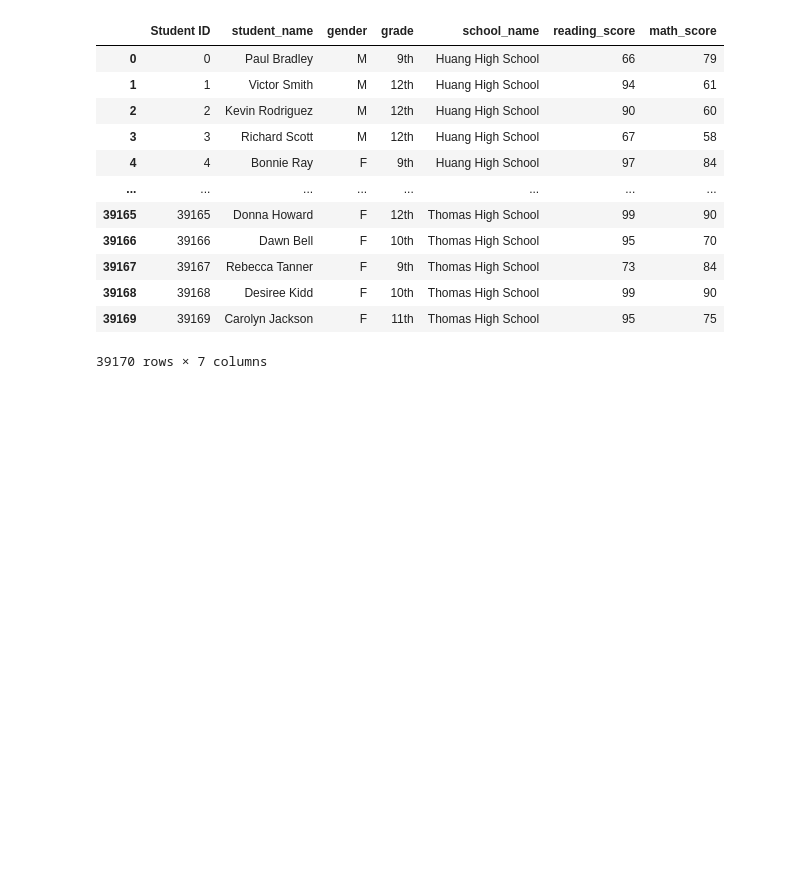
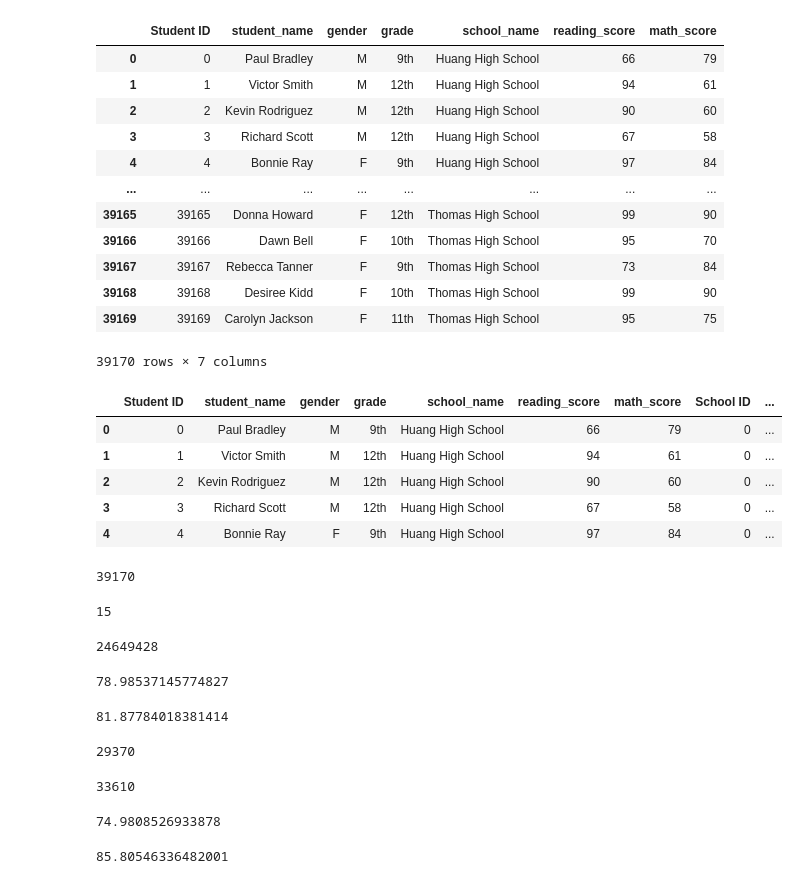
Before and after one commit to Azaima-Asghar/School-District-Analysis, a Jupyter notebook: PyCitySchools.ipynb, the cells around one changed output. Cells and saved outputs as stored; diff of their text form; code cells hidden in the pictures; blank space fills up the shorter version.

Commit message:
Adding code to PyCitySchools to generate the school district summary

```diff
--- a/PyCitySchools.ipynb
+++ b/PyCitySchools.ipynb
@@ -141,3 +141,72 @@ student_complete_data_df
 | 39168 | 39168 | Desiree Kidd | F | 10th | Thomas High School | 99 | 90 |
 | 39169 | 39169 | Carolyn Jackson | F | 11th | Thomas High School | 95 | 75 |
 39170 rows × 7 columns
+# %%
+# Combine the Student and school DataFrames based on the shared column in both DataFrames which is school_name.
+school_student_data_complete_df = pd.merge(student_complete_data_df,school_complete_data_df,
+                                           on = ['school_name', 'school_name'])
+# print the header of the new DataFrame.
+school_student_data_complete_df.head()
+# %% [output]
+|  | Student ID | student_name | gender | grade | school_name | reading_score | math_score | School ID | ... |
+| 0 | 0 | Paul Bradley | M | 9th | Huang High School | 66 | 79 | 0 | ... |
+| 1 | 1 | Victor Smith | M | 12th | Huang High School | 94 | 61 | 0 | ... |
+| 2 | 2 | Kevin Rodriguez | M | 12th | Huang High School | 90 | 60 | 0 | ... |
+| 3 | 3 | Richard Scott | M | 12th | Huang High School | 67 | 58 | 0 | ... |
+| 4 | 4 | Bonnie Ray | F | 9th | Huang High School | 97 | 84 | 0 | ... |
+# %%
+# Count the total number of students in the school district.
+total_students = school_student_data_complete_df['Student ID'].count()
+total_students
+# %% [output]
+39170
+# %%
+# Count the total number of schools.In the school_student_data_complete_df first find unique schools then count those.
+school_count = len(school_student_data_complete_df["school_name"].unique())
+school_count
+# %% [output]
+15
+# %%
+# The total budget for the whole district.
+total_budget = school_student_data_complete_df['budget'].unique().sum()
+total_budget
+# %% [output]
+24649428
+# %%
+# The average math scores.
+average_math_score = school_student_data_complete_df['math_score'].mean()
+average_math_score
+# %% [output]
+78.98537145774827
+# %%
+# The average reading scores.
+average_reading_score = school_student_data_complete_df['reading_score'].mean()
+average_reading_score
+# %% [output]
+81.87784018381414
+# %%
+# Get math scores that are greater than or equal to 70.
+passing_math = school_student_data_complete_df[school_student_data_complete_df['math_score'] >= 70]
+passing_math_count = passing_math['student_name'].count()
+passing_math_count
+# %% [output]
+29370
+# %%
+# Get reading scores that are greater than or equal to 70.
+passing_reading = school_student_data_complete_df[school_student_data_complete_df['reading_score'] >= 70]
+passing_reading_count = passing_reading['student_name'].count()
+passing_reading_count
+# %% [output]
+33610
+# %%
+# Calculate the percent that passed math.
+passing_percentage_math = passing_math_count / float(total_students) * 100
+passing_percentage_math
+# %% [output]
+74.9808526933878
+# %%
+# Calculate the percent that passed reading.
+passing_percentage_reading = passing_reading_count / float(total_students) * 100
+passing_percentage_reading
+# %% [output]
+85.80546336482001
```
Also changed, not shown: parts of 11 cells of this notebook, 2 other files.
